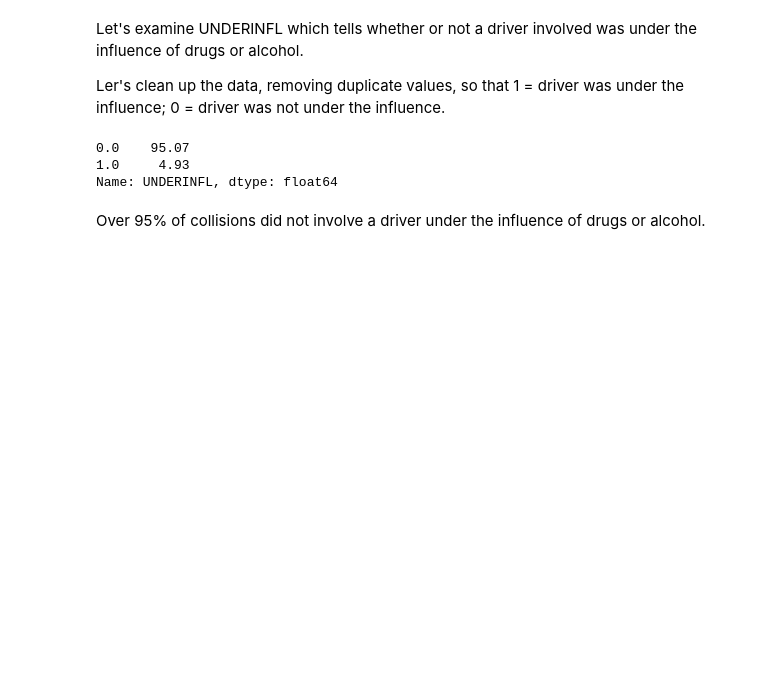
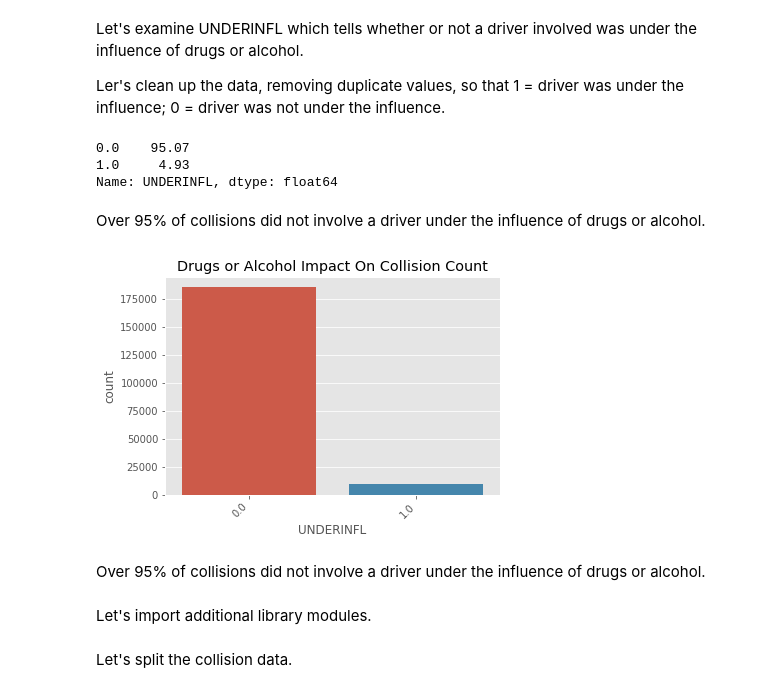
Before and after one commit to 1905jerry/Coursera_Capstone, a Jupyter notebook: Coursera_Capstone Project.ipynb, the cells around one changed output. Cells and saved outputs as stored; diff of their text form; code cells hidden in the pictures; blank space fills up the shorter version.

```diff
--- a/Coursera_Capstone Project.ipynb
+++ b/Coursera_Capstone Project.ipynb
@@ -568,3 +579,15 @@ df['UNDERINFL'].value_counts(normalize=True).round(4)*100
 Name: UNDERINFL, dtype: float64
 # %% [markdown]
 Over 95% of collisions did not involve a driver under the influence of drugs or alcohol.
+# %%
+plt.style.use('ggplot')
+plt.title('Drugs or Alcohol Impact On Collision Count')
+ax = sns.countplot(df['UNDERINFL'], data=df)
+ax.set_xticklabels(ax.get_xticklabels(), rotation=45, horizontalalignment='right')
+plt.show()
+# %% [output]
+[figure, added]
+# %% [markdown]
+Over 95% of collisions did not involve a driver under the influence of drugs or alcohol.
+# %% [markdown]
+Let's import additional library modules.
@@ -570,0 +602,2 @@ Over 95% of collisions did not involve a driver under the influence of drugs or
+# %% [markdown]
+Let's split the collision data.
```
Also changed, not shown: parts of 8 cells of this notebook.
